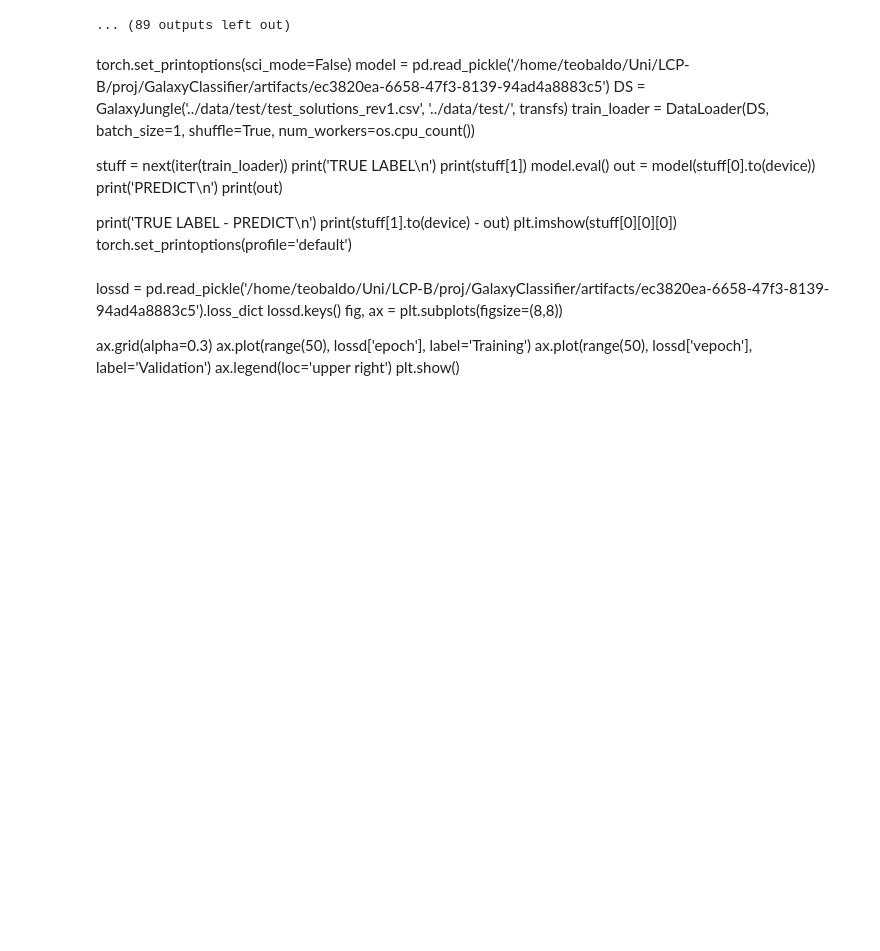
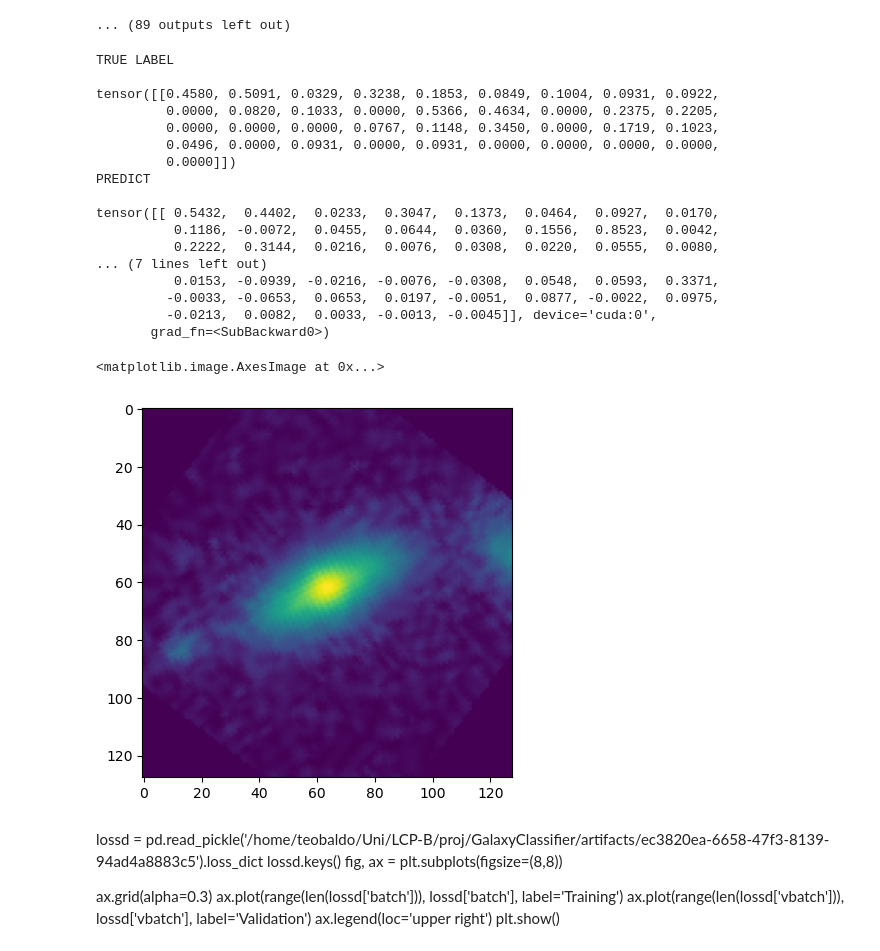
Before and after one commit to margherita-lera/GalaxyClassifier, a Jupyter notebook: gionet.ipynb, the cells around one changed output. Cells and saved outputs as stored; diff of their text form; code cells hidden in the pictures; blank space fills up the shorter version.

```diff
--- a/gionet.ipynb
+++ b/gionet.ipynb
@@ -330,31 +330,51 @@ Validation Loss: 0.14365694941012047
 ---
 Training epoch 5
 ... (89 outputs left out)
-# %% [markdown]
-torch.set_printoptions(sci_mode=False)
-model = pd.read_pickle('/home/teobaldo/Uni/LCP-B/proj/GalaxyClassifier/artifacts/ec3820ea-6658-47f3-8139-94ad4a8883c5')
-DS = GalaxyJungle('../data/test/test_solutions_rev1.csv', '../data/test/', transfs)
-train_loader = DataLoader(DS, batch_size=1, shuffle=True, num_workers=os.cpu_count())
-
-stuff = next(iter(train_loader))
-print('TRUE LABEL\n')
-print(stuff[1])
-model.eval()
-out = model(stuff[0].to(device))
-print('PREDICT\n')
-print(out)
-
-print('TRUE LABEL - PREDICT\n')
-print(stuff[1].to(device) - out)
-plt.imshow(stuff[0][0][0])
-torch.set_printoptions(profile='default')
+# %%
+device = 'cuda'
+torch.set_printoptions(sci_mode=False)
+model = pd.read_pickle('/home/teobaldo/Uni/LCP-B/proj/GalaxyClassifier/artifacts/0ddf5239-9466-41c5-8aa7-7f222cf815e5')
+DS = GalaxyJungle('../data/test/test_solutions_rev1.csv', '../data/test/', transfs)
+train_loader = DataLoader(DS, batch_size=1, shuffle=True, num_workers=os.cpu_count())
+
+stuff = next(iter(train_loader))
+print('TRUE LABEL\n')
+print(stuff[1])
+model.eval()
+out = model(stuff[0].to(device))
+print('PREDICT\n')
+print(out)
+
+print('TRUE LABEL - PREDICT\n')
+print(stuff[1].to(device) - out)
+plt.imshow(stuff[0][0][0])
+# %% [output]
+TRUE LABEL
+
+tensor([[0.4580, 0.5091, 0.0329, 0.3238, 0.1853, 0.0849, 0.1004, 0.0931, 0.0922,
+         0.0000, 0.0820, 0.1033, 0.0000, 0.5366, 0.4634, 0.0000, 0.2375, 0.2205,
+         0.0000, 0.0000, 0.0000, 0.0767, 0.1148, 0.3450, 0.0000, 0.1719, 0.1023,
+         0.0496, 0.0000, 0.0931, 0.0000, 0.0931, 0.0000, 0.0000, 0.0000, 0.0000,
+         0.0000]])
+PREDICT
+
+tensor([[ 0.5432,  0.4402,  0.0233,  0.3047,  0.1373,  0.0464,  0.0927,  0.0170,
+          0.1186, -0.0072,  0.0455,  0.0644,  0.0360,  0.1556,  0.8523,  0.0042,
+          0.2222,  0.3144,  0.0216,  0.0076,  0.0308,  0.0220,  0.0555,  0.0080,
+... (7 lines left out)
+          0.0153, -0.0939, -0.0216, -0.0076, -0.0308,  0.0548,  0.0593,  0.3371,
+         -0.0033, -0.0653,  0.0653,  0.0197, -0.0051,  0.0877, -0.0022,  0.0975,
+         -0.0213,  0.0082,  0.0033, -0.0013, -0.0045]], device='cuda:0',
+       grad_fn=<SubBackward0>)
+<matplotlib.image.AxesImage at 0x...>
+[figure, added]
 # %% [markdown]
 lossd = pd.read_pickle('/home/teobaldo/Uni/LCP-B/proj/GalaxyClassifier/artifacts/ec3820ea-6658-47f3-8139-94ad4a8883c5').loss_dict
 lossd.keys()
 fig, ax = plt.subplots(figsize=(8,8))
 
 ax.grid(alpha=0.3)
-ax.plot(range(50), lossd['epoch'], label='Training')
-ax.plot(range(50), lossd['vepoch'], label='Validation')
+ax.plot(range(len(lossd['batch'])), lossd['batch'], label='Training')
+ax.plot(range(len(lossd['vbatch'])), lossd['vbatch'], label='Validation')
 ax.legend(loc='upper right')
 plt.show()
```
